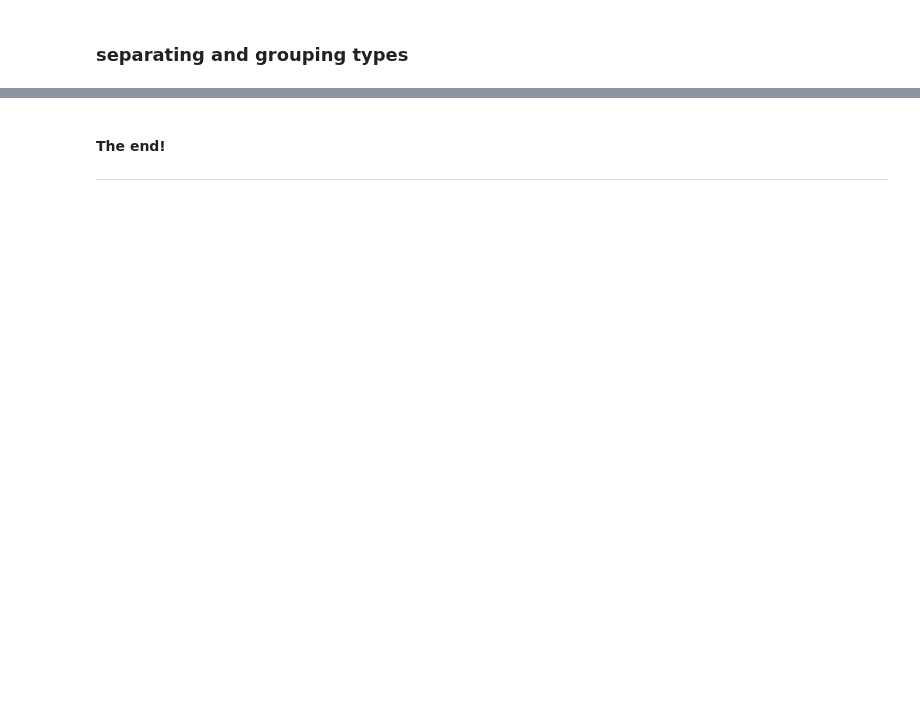
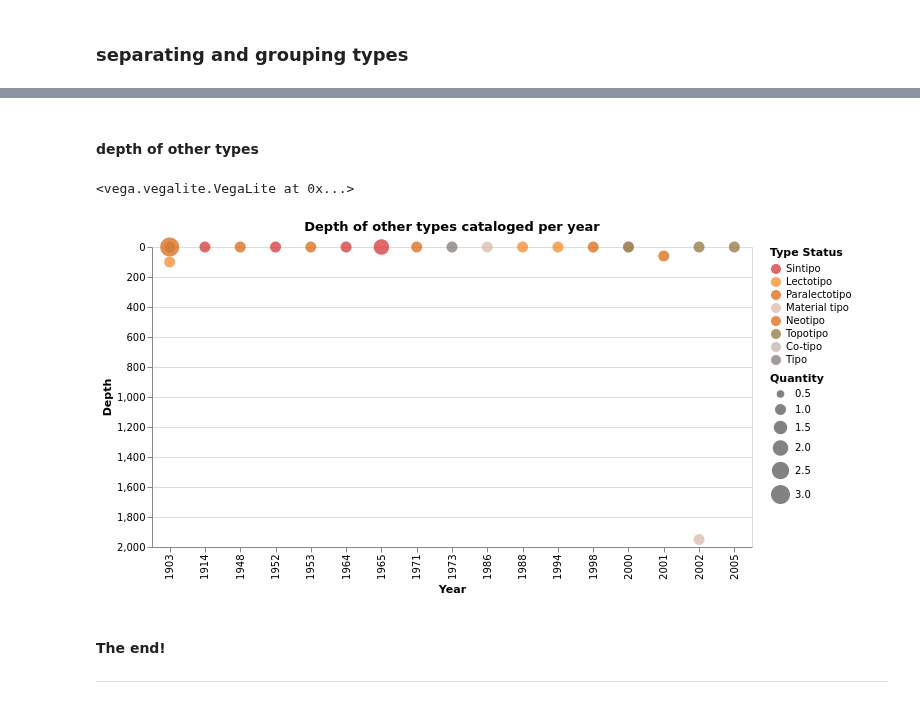
Before and after one commit to aslamedeiros/Vis_Zoo---Fase-1, a Jupyter notebook: depth.ipynb, the cells around one changed output, grey strips where cells are left out. Cells and saved outputs as stored; diff of their text form; code cells hidden in the pictures; blank space fills up the shorter version.

```diff
--- a/depth.ipynb
+++ b/depth.ipynb
@@ -667,3 +516,40 @@ g3
+# %% [markdown]
+#### depth of other types
+# %%
+temp = teste1[teste1['type_status'].isin(group_types)]
+t = temp.groupby(['start_year', 'min_depth', 'type_status']).count()['count'].reset_index()
+
+# defining range of y axis
+l = []
+for depth in t['min_depth']:
+    try:
+        l.append(float(depth))
+    except:
+        pass
+
+max_y = max(l)
+min_y = min(l)
+
+# making chart
+g4 = alt.Chart(t, width=600, title='Depth of other types cataloged per year'
+              ).mark_circle().encode(
+    x= alt.X('start_year', type='ordinal', title='Year'),
+    y= alt.Y('min_depth', type='quantitative', title='Depth', scale=alt.Scale(domain=[max_y,min_y])),
+    size=alt.Size('count',type= 'quantitative', legend=alt.Legend(title='Quantity')),
+    color= alt.Color('type_status', legend= alt.Legend(title='Type Status'),
+                     sort=group_types,
+                     scale= alt.Scale(domain=group_types,range=[type_color[c] for c in group_types])
+                  )
+)
+
+# g4.save('./depth/other-types_per_year.svg')
+# g4.save('./depth/other-types_per_year.png')
+# g4.save('./depth/other-types_per_year.html')
+
+g4
+# %% [output]
+<vega.vegalite.VegaLite at 0x...>
+[figure, added]
 # %% [markdown]
 <br>
 
```
Also changed, not shown: parts of 52 cells of this notebook, 19 other files.
